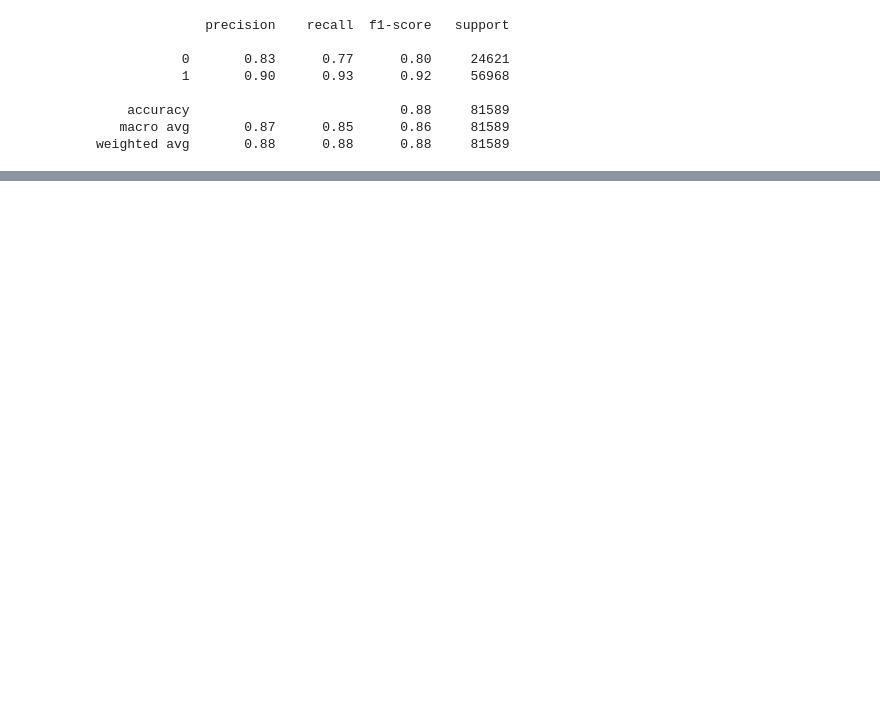
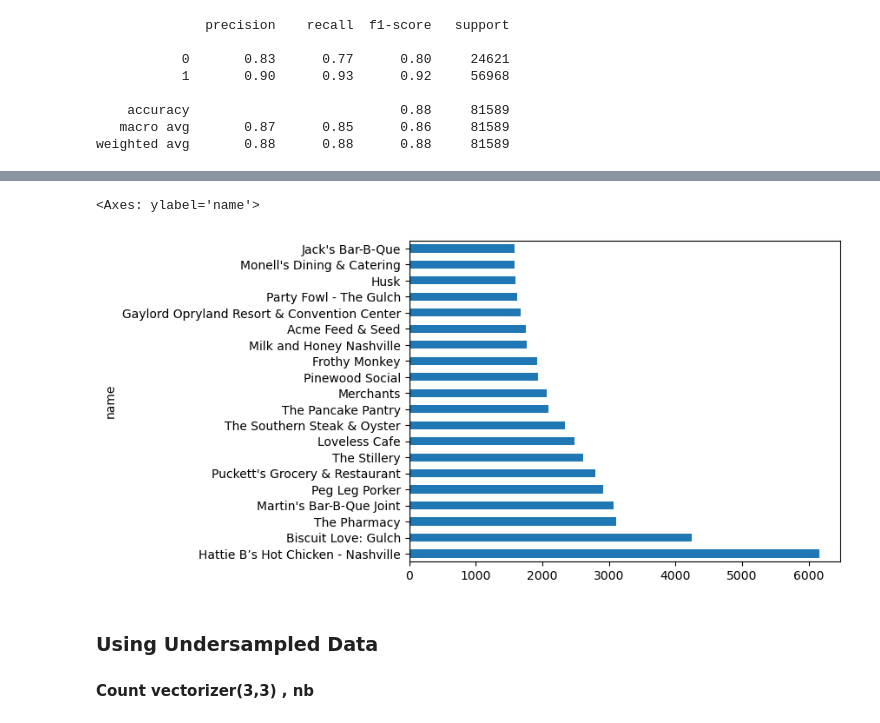
Before and after one commit to essetetsahai/capstone-yelp, a Jupyter notebook: notebooks/05_TF-IDF.ipynb, the cells around one changed output, grey strips where cells are left out. Saved outputs shown, nothing was run; the diff lists cells and outputs as text; code cells hidden in the pictures; blank space fills up the shorter version.

```diff
--- a/notebooks/05_TF-IDF.ipynb
+++ b/notebooks/05_TF-IDF.ipynb
@@ -299,3 +257,29 @@ plt.show(block=False)
 #ratings to binary 0/1
 #negative if <=3, positive if >3
 df['binary_st'] = np.where(df['review_stars'] <= 3, 0, 1)
+# %%
+#ratings 0/1/2
+rating_mapping = {1: 0, 2: 0, 3: 1, 4: 2, 5: 2}
+df['tri_st'] = df['review_stars'].map(rating_mapping)
+# %%
+from nltk import wordpunct_tokenize
+from nltk.corpus import stopwords
+from nltk.stem import WordNetLemmatizer
+from langdetect import detect
+
+def remove_non_english_tokens(tokens):
+    english_tokens = []
+
+    for token in tokens:
+        try:
+            if detect(token) == 'en':
+                english_tokens.append(token)
+        except:
+            pass
+
+    return english_tokens
+
+
+df['Tokens'] = df['clean'].apply(remove_non_english_tokens)
+# %%
+df['clean'] = df['clean'].str.replace('\d+', '', regex = True)
@@ -370,0 +632,5 @@ Important words in negative reviews
+# %%
+df.groupby('name')['review_stars'].count().sort_values(ascending = False).head(20).plot(kind = 'barh')
+# %% [output]
+<Axes: ylabel='name'>
+[figure, added]
@@ -370,0 +639,3 @@ Important words in negative reviews
+# %% [markdown]
+### Using Undersampled Data
+#### Count vectorizer(3,3) , nb
```
Also changed, not shown: parts of 69 cells of this notebook.
